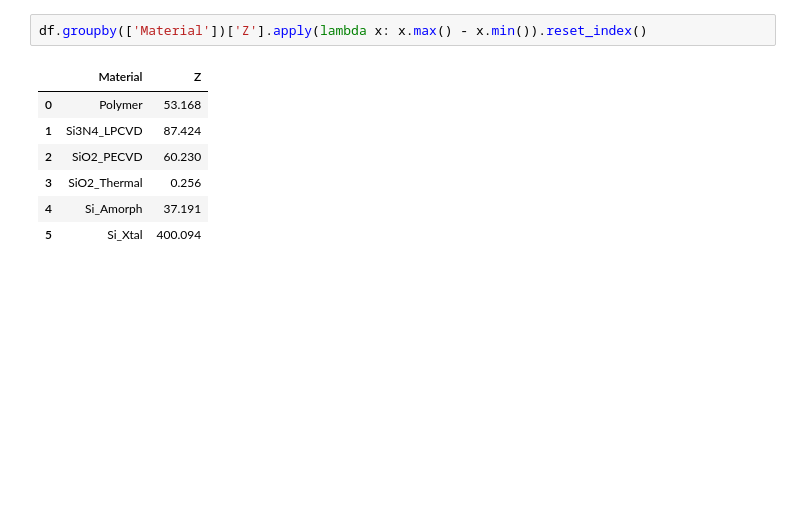
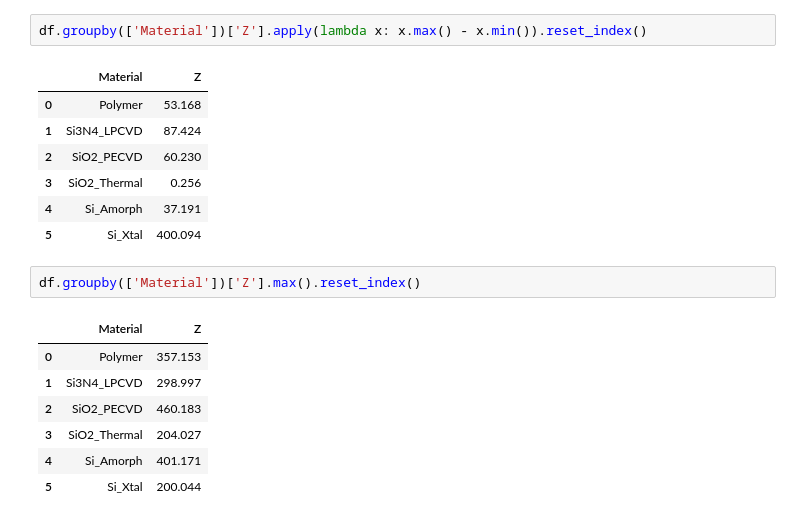
Before and after one commit to Yin169/pLSM-etching, a Jupyter notebook: notebook/exp.ipynb, the cells around one changed output. Cells and saved outputs as stored; diff of their text form; blank space fills up the shorter version.

```diff
--- a/notebook/exp.ipynb
+++ b/notebook/exp.ipynb
@@ -36,3 +36,13 @@ df.groupby(['Material'])['Z'].apply(lambda x: x.max() - x.min()).reset_index()
 | 3 | SiO2_Thermal | 0.256 |
 | 4 | Si_Amorph | 37.191 |
 | 5 | Si_Xtal | 400.094 |
+# %%
+df.groupby(['Material'])['Z'].max().reset_index()
+# %% [output]
+|  | Material | Z |
+| 0 | Polymer | 357.153 |
+| 1 | Si3N4_LPCVD | 298.997 |
+| 2 | SiO2_PECVD | 460.183 |
+| 3 | SiO2_Thermal | 204.027 |
+| 4 | Si_Amorph | 401.171 |
+| 5 | Si_Xtal | 200.044 |
```
Also changed, not shown: parts of 3 cells of this notebook, 10 other files.
